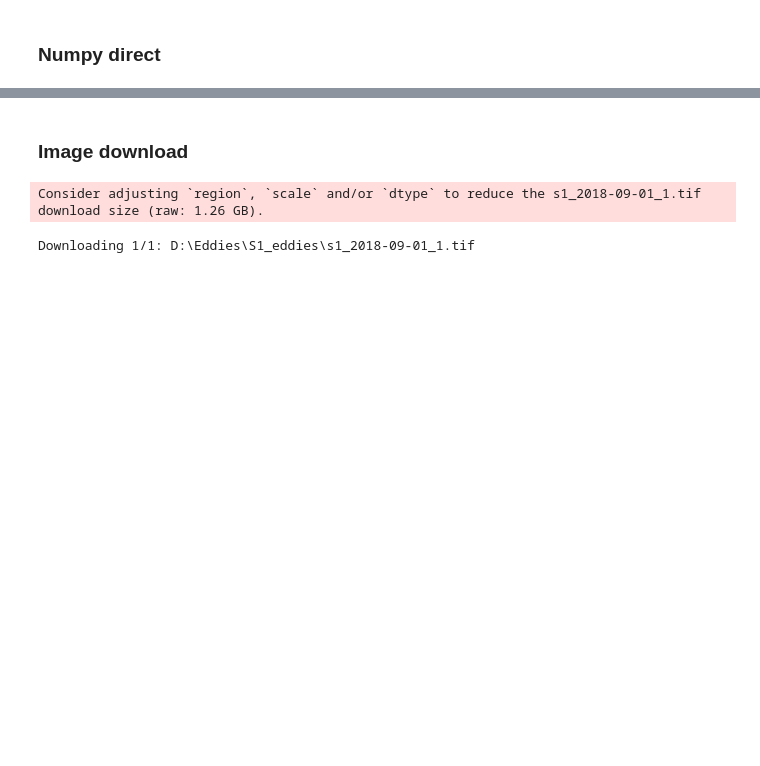
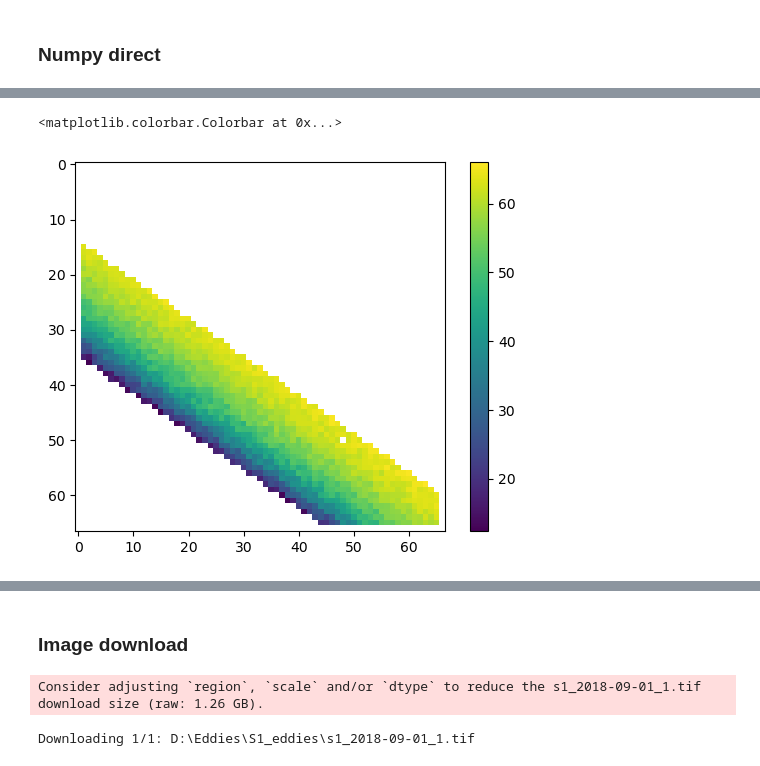
Before and after one commit to YoungHyunKoo/GEE_seaice_drift, a Jupyter notebook: D01_drift_from_S1_GEE.ipynb, the cells around one changed output, grey strips where cells are left out. Drawn from its saved outputs; the diff is of its cells as text; code cells hidden in the pictures; blank space fills up the shorter version.

```diff
--- a/D01_drift_from_S1_GEE.ipynb
+++ b/D01_drift_from_S1_GEE.ipynb
@@ -295,0 +506,8 @@ SAR images:  16
+# %%
+upm, vpm, apm, rpm, hpm, lon2pm, lat2pm = pattern_matching(lon1pm, lat1pm, n1, c1, r1, n2, c2, r2, srs=srs.ExportToProj4())
+# %%
+plt.imshow(lon2pm)
+plt.colorbar()
+# %% [output]
+<matplotlib.colorbar.Colorbar at 0x...>
+[figure, added]
```
Also changed, not shown: parts of 17 cells of this notebook, 2 other files.
